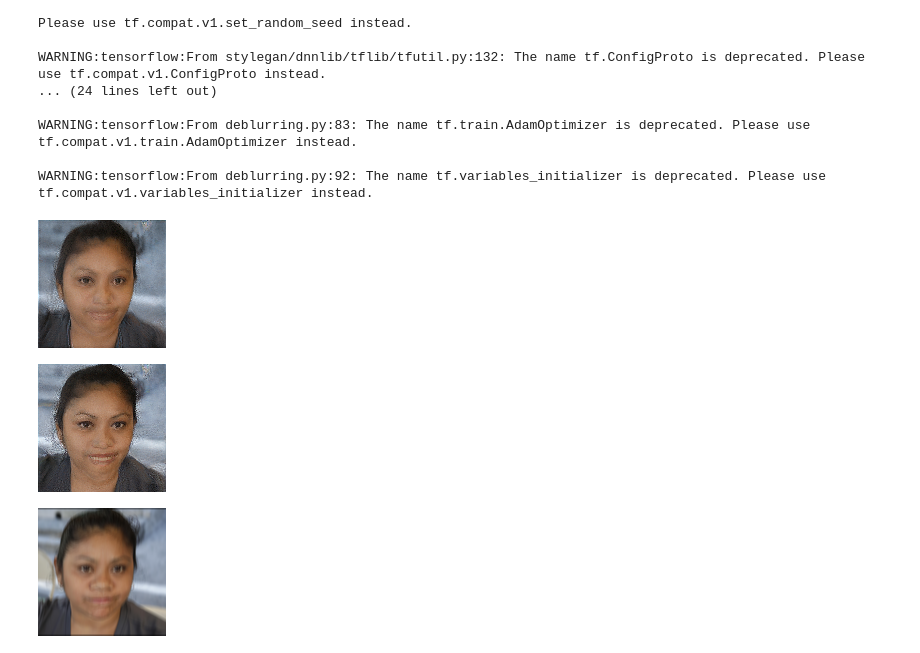
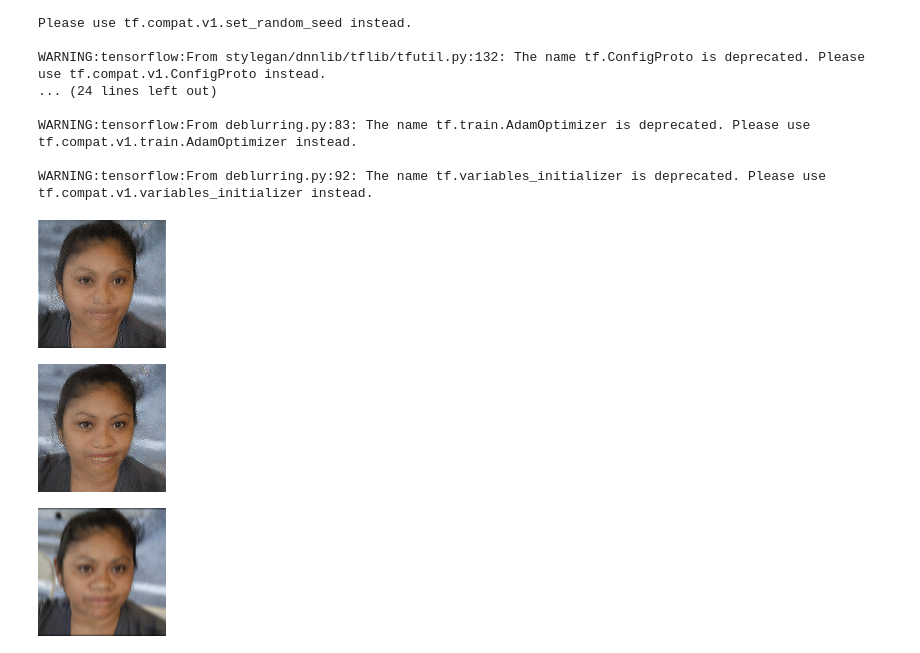
Before and after one commit to naomideutsch/Deep_Prior, a Jupyter notebook: deep_prior.ipynb, the cells around one changed output. Cells and saved outputs as stored; diff of their text form; code cells hidden in the pictures.

```diff
--- a/deep_prior.ipynb
+++ b/deep_prior.ipynb
@@ -160,25 +160,25 @@ WARNING:tensorflow:From deblurring.py:92: The name tf.variables_initializer is d
 # %%
 from PIL import Image
 import os
 import numpy as np
 import tensorflow as tf
 from preprocessing import blur_utils
-DIR0 = "dataset/deblurred0"
+DIR0 = "dataset/deblurred01"
 DIR01 = "dataset/x_motion_deblurred01"
 
 
 DIR = "dataset/deblurred"
 ORIG = "dataset/x_motion_blurred"
 images_names = os.listdir(DIR)
 for name in images_names:
     img = Image.open(os.path.join(DIR01, name))
     display(img)
     img = Image.open(os.path.join(DIR0, name))
     display(img)
     orig = Image.open(os.path.join(ORIG, name))
 
     display(orig)
 # %% [output]
 [figure]
-[figure, old version]
+[figure, new version]
 [figure]
```
